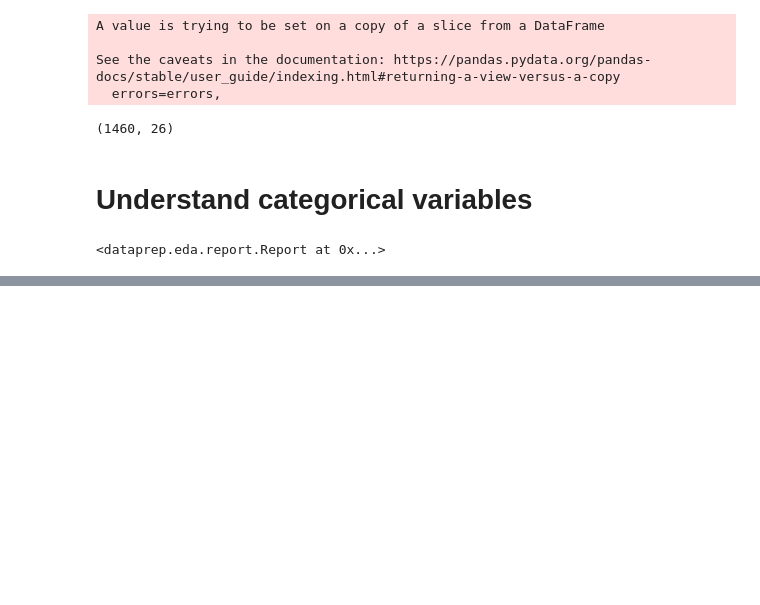
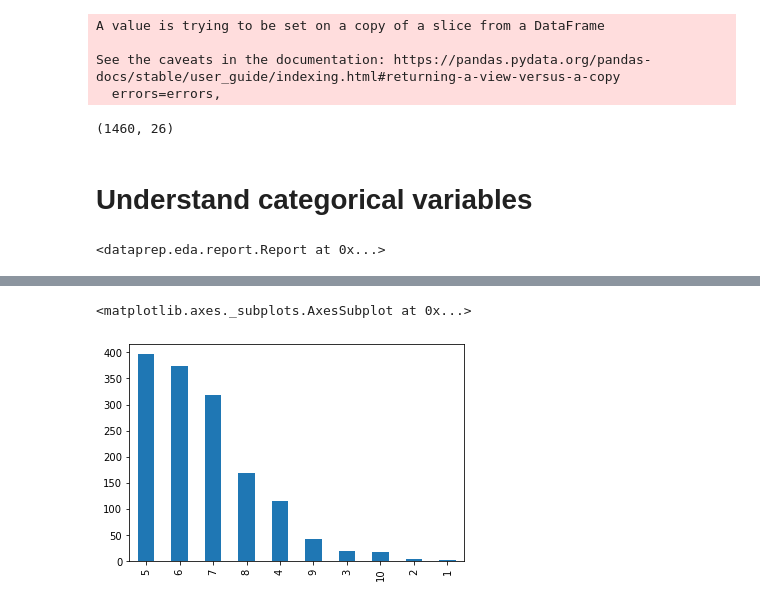
Before and after one commit to janvionl/housePricesPredictionKaggle, a Jupyter notebook: house_PricesPrediction.ipynb, the cells around one changed output, grey strips where cells are left out. Cells and saved outputs as stored; diff of their text form; code cells hidden in the pictures; blank space fills up the shorter version.

```diff
--- a/house_PricesPrediction.ipynb
+++ b/house_PricesPrediction.ipynb
@@ -195,0 +209,5 @@ plot(train_df_categorical.drop(["MSSubClass", "OverallQual", "OverallCond"], axi
+# %%
+train_df_categorical["OverallQual"].value_counts().plot(kind = "bar")
+# %% [output]
+<matplotlib.axes._subplots.AxesSubplot at 0x...>
+[figure, added]
```
Also changed, not shown: parts of 130 cells of this notebook, 2 other files.
